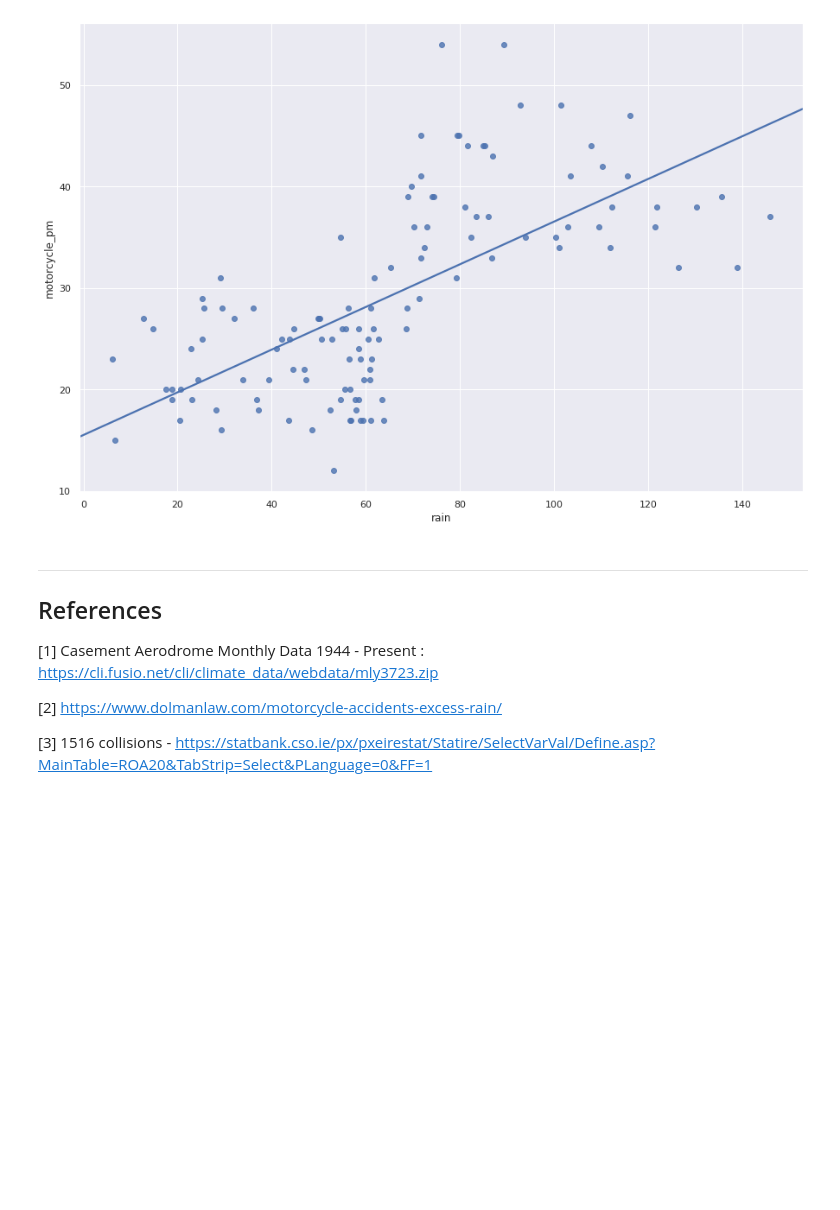
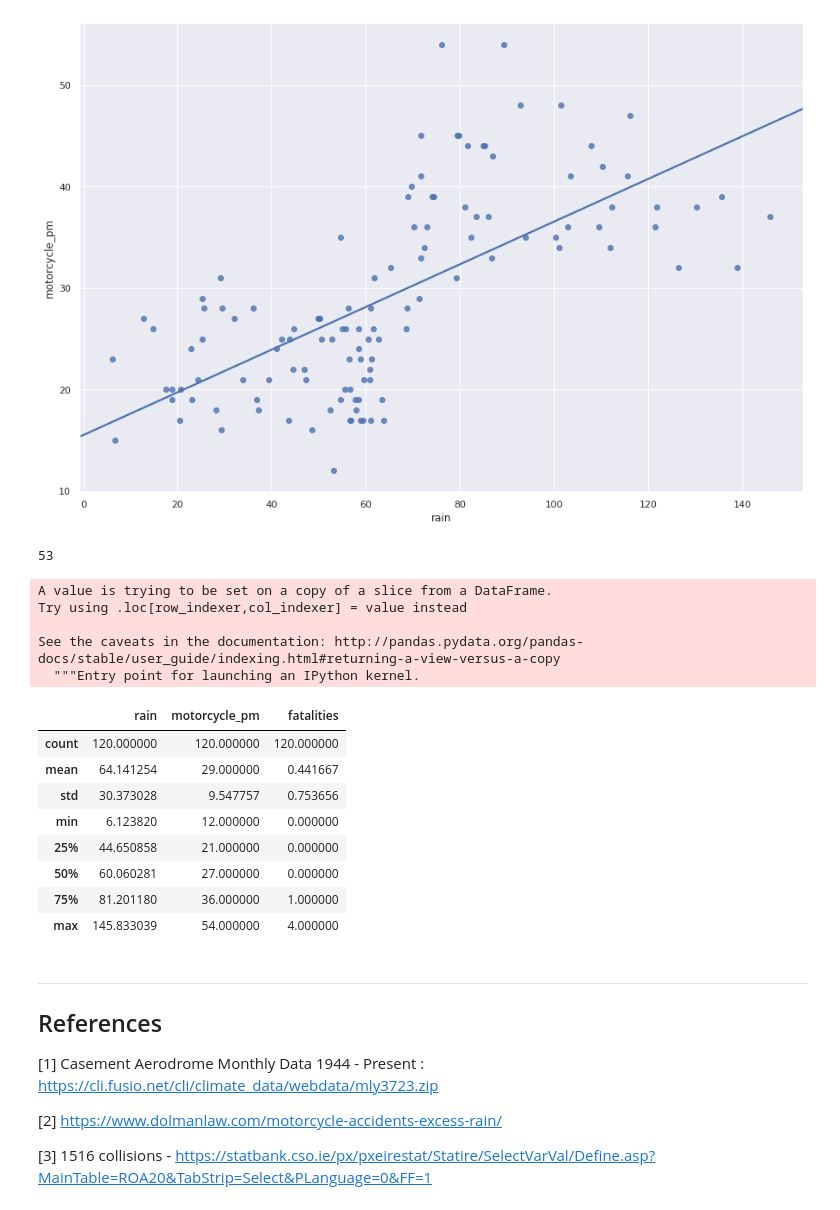
Before and after one commit to AdrianDonohoe/PDAProject2019, a Jupyter notebook: PDA Project - Casement Weather Station.ipynb, the cells around one changed output. Drawn from its saved outputs; the diff is of its cells as text; code cells hidden in the pictures; blank space fills up the shorter version.

```diff
--- a/PDA Project - Casement Weather Station.ipynb
+++ b/PDA Project - Casement Weather Station.ipynb
@@ -537,6 +537,26 @@ fig = plt.subplots(figsize=(15,10))
 sns.regplot(x="rain",y="motorcycle_pm",data=rain_10y,fit_reg=True,ci=None);
 # %% [output]
 [figure]
+# %%
+rain_10y['fatalities'] = np.random.poisson(0.4,120)
+print(rain_10y['fatalities'].sum())
+rain_10y.describe()
+# %% [output]
+53
+A value is trying to be set on a copy of a slice from a DataFrame.
+Try using .loc[row_indexer,col_indexer] = value instead
+
+See the caveats in the documentation: http://pandas.pydata.org/pandas-docs/stable/user_guide/indexing.html#returning-a-view-versus-a-copy
+  """Entry point for launching an IPython kernel.
+|  | rain | motorcycle_pm | fatalities |
+| count | 120.000000 | 120.000000 | 120.000000 |
+| mean | 64.141254 | 29.000000 | 0.441667 |
+| std | 30.373028 | 9.547757 | 0.753656 |
+| min | 6.123820 | 12.000000 | 0.000000 |
+| 25% | 44.650858 | 21.000000 | 0.000000 |
+| 50% | 60.060281 | 27.000000 | 0.000000 |
+| 75% | 81.201180 | 36.000000 | 1.000000 |
+| max | 145.833039 | 54.000000 | 4.000000 |
 # %% [markdown]
 ***
 ## References
```
Also changed, not shown: parts of 1 cell of this notebook, 1 other file.
